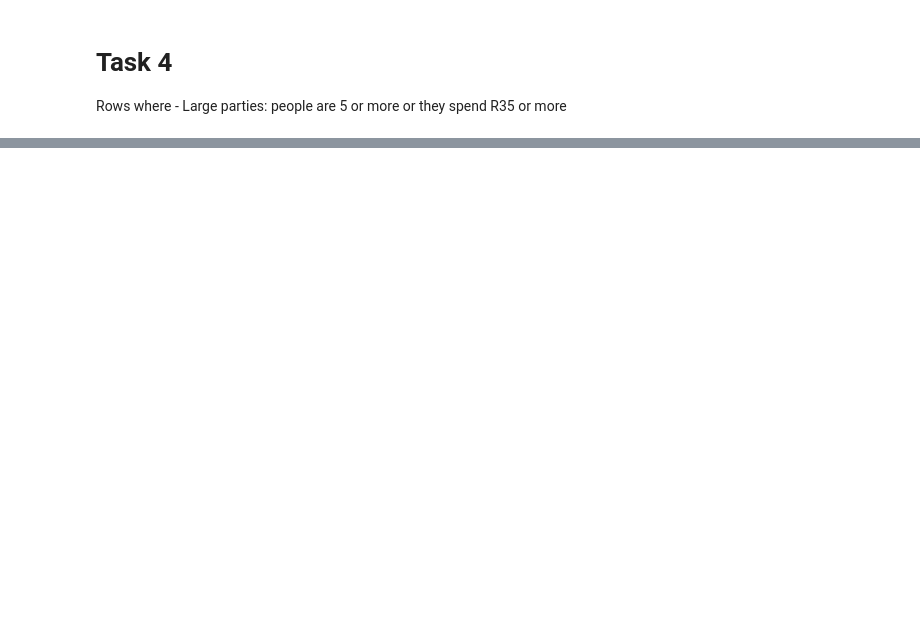
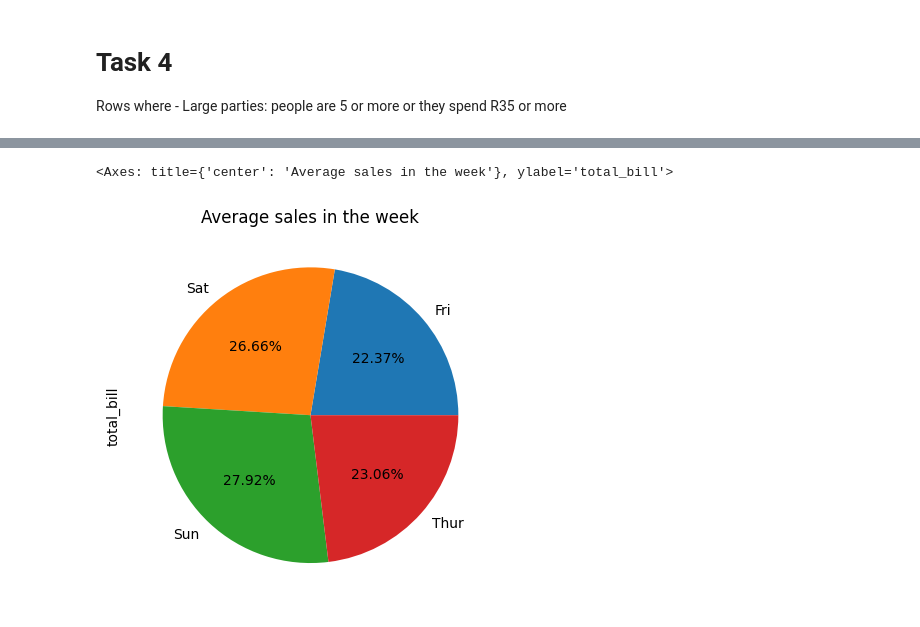
Before and after one commit to Diyali21/Python-and-Markdown-Fundamentals-2025, a Jupyter notebook: Day_21/02_pandas.ipynb, the cells around one changed output, grey strips where cells are left out. Cells and saved outputs as stored; diff of their text form; code cells hidden in the pictures; blank space fills up the shorter version.

```diff
--- a/Day_21/02_pandas.ipynb
+++ b/Day_21/02_pandas.ipynb
@@ -215,0 +498,11 @@ tips_df[(tips_df['size'] >= 5) | (tips_df['total_bill'] >= 35)]
+# %%
+y_avg_total_bill = tips_df.groupby("day")["total_bill"].mean()
+
+y_avg_total_bill.plot(
+    kind="pie",
+    autopct = '%1.2f%%',
+    title='Average sales in the week'
+)
+# %% [output]
+<Axes: title={'center': 'Average sales in the week'}, ylabel='total_bill'>
+[figure, added]
```
Also changed, not shown: parts of 46 cells of this notebook, 1 other file.
